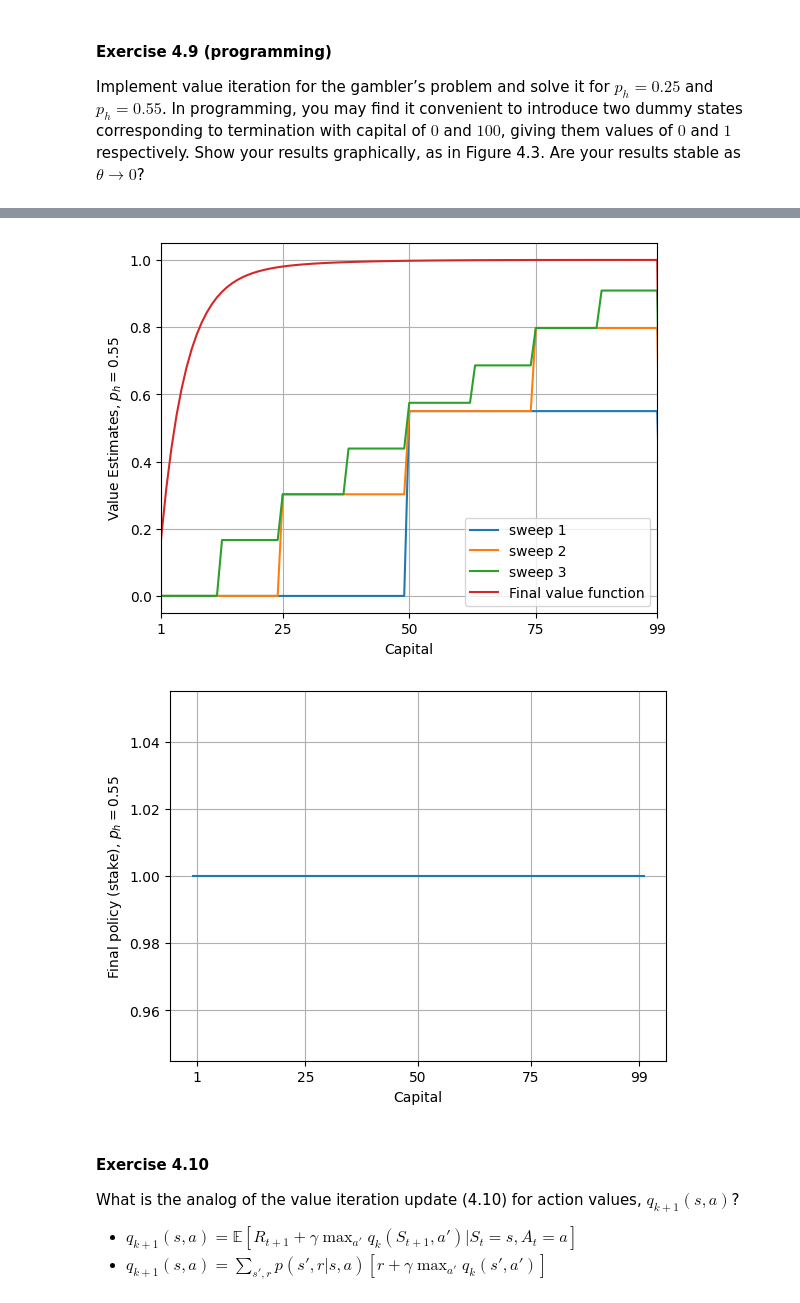
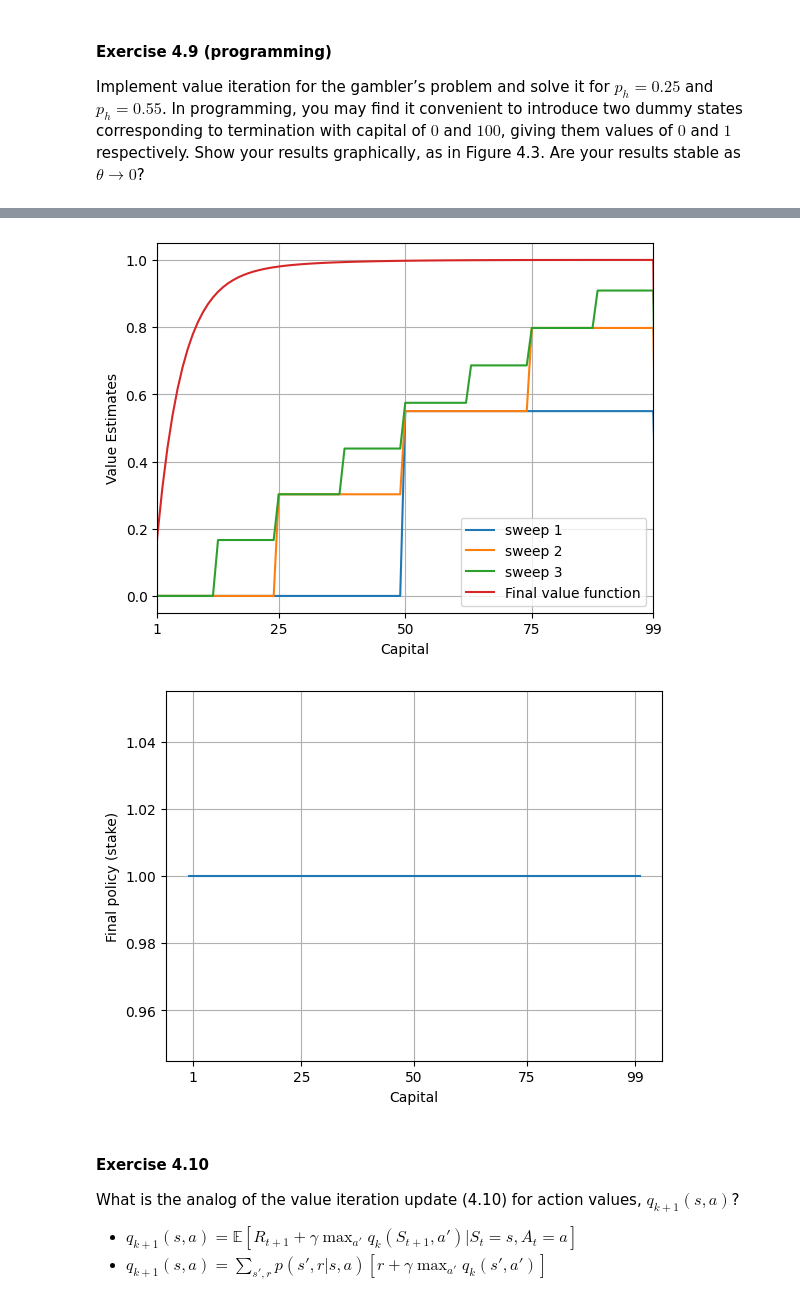
Before and after one commit to itsdaveba/rl-intro, a Jupyter notebook: chapter04/chapter04.ipynb, the cells around one changed output, grey strips where cells are left out. Drawn from its saved outputs; the diff is of its cells as text; code cells hidden in the pictures.

```diff
--- a/chapter04/chapter04.ipynb
+++ b/chapter04/chapter04.ipynb
@@ -483,50 +480,49 @@ plt.show()
 # %%
 env = gym.make("Gambler-v0", prob_heads=0.55)
 
-transition_prob = env.unwrapped.prob
-rewards = env.unwrapped.rewards
-C = transition_prob
-b = (transition_prob * rewards).sum(axis=2)
+gamma = 1.0
+num_states = env.observation_space.n
+num_actions = env.action_space.n
+A = env.unwrapped.prob.reshape(num_states, num_actions, num_states)
+b = (A * env.unwrapped.rewards.reshape(num_states, num_actions, num_states)).sum(axis=2, keepdims=True)
 
 # Initialization
-gamma = 1.0
-V = np.zeros(env.observation_space.n)
+v_iter = np.zeros(num_states)
 theta = 0.0001
 iteration = 0
 
 # Value Iteration
 while True:
-    v = V.copy()
-    V = np.max(b + gamma * C @ V, axis=1)
-    delta = max(abs(V - v))
+    old_v = v_iter.copy()
+    v_iter = np.max(gamma * A @ v_iter + b.squeeze(), axis=1)
     iteration += 1
     if iteration in [1, 2, 3]:
-        plt.plot(V, label=f"sweep {iteration}")
-    if delta < theta:
+        plt.plot(v_iter, label=f"sweep {iteration}")
+    if max(abs(v_iter - old_v)) < theta:
         break
-plt.plot(V, label=f"Final value function")
+plt.plot(v_iter, label="Final value function")
 plt.xlabel("Capital")
 plt.xticks([1, 25, 50, 75, 99])
 plt.xlim([1, 99])
-plt.ylabel(f"Value Estimates, $p_h = {env.unwrapped.prob_heads}$")
+plt.ylabel("Value Estimates")
 plt.legend()
 plt.grid(True)
 plt.show()
 
 # Optimal Policy
-A = np.round(b + gamma * C @ V, decimals=6)
-argmax = A == np.max(A, axis=1, keepdims=True)
+A_impr = np.round(gamma * A @ v_iter + b.squeeze(), decimals=6)
+argmax = A_impr == np.max(A_impr, axis=1, keepdims=True)
 policy = (argmax / np.sum(argmax, axis=1, keepdims=True))
-deterministic = np.argmax(policy[:, 1:], axis=1) + 1
+deterministic = np.argmax(policy, axis=1) + 1
 plt.step(np.arange(env.observation_space.n), deterministic, where="mid")
 plt.xlabel("Capital")
 plt.xticks([1, 25, 50, 75, 99])
-plt.ylabel(f"Final policy (stake), $p_h = {env.unwrapped.prob_heads}$")
+plt.ylabel("Final policy (stake)")
 plt.grid(True)
 plt.show()
 # %% [output]
-[figure, old version]
+[figure, new version]
-[figure, old version]
+[figure, new version]
 # %% [markdown]
 #### Exercise 4.10
 What is the analog of the value iteration update (4.10) for action values, $q_{k+1}(s, a)$?
```
Also changed, not shown: parts of 15 cells of this notebook, 5 other files.
